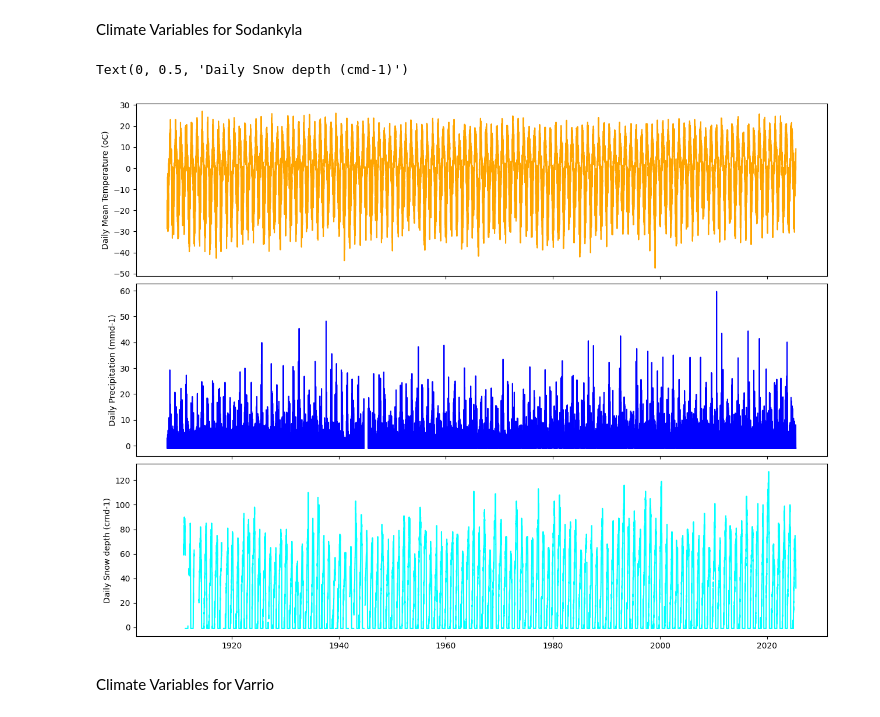
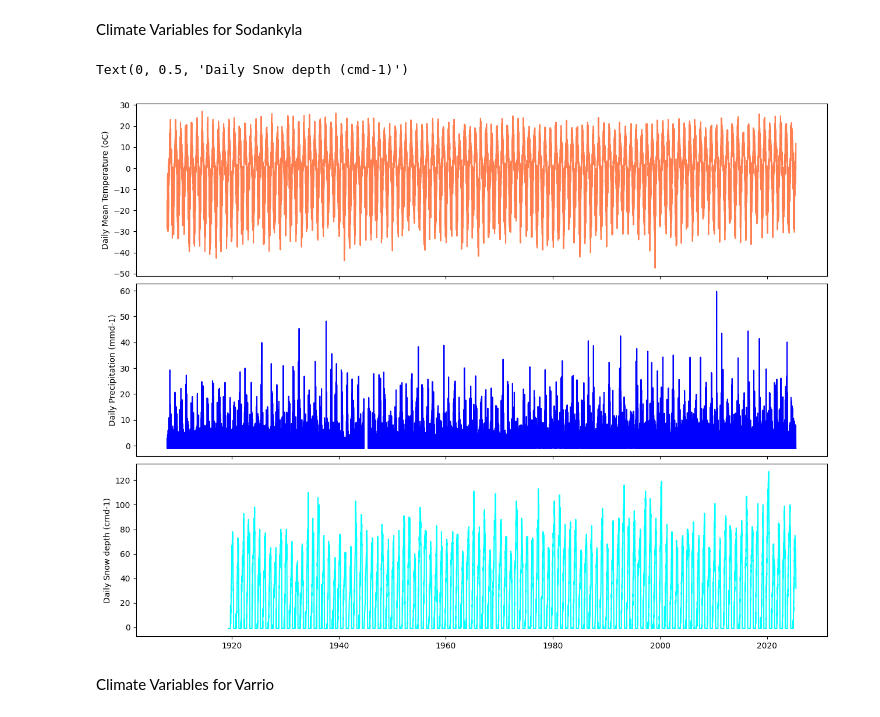
Before and after one commit to lauriequincey/arctic-ecosystems, a Jupyter notebook: climate processing.ipynb, the cells around one changed output. Saved outputs shown, nothing was run; the diff lists cells and outputs as text; code cells hidden in the pictures.

```diff
--- a/climate processing.ipynb
+++ b/climate processing.ipynb
@@ -215,0 +217,12 @@ fi_var_clim = cleaner(fi_var_clim, ["temperature", "precipitation", "snowdepth"]
+# %%
+# Remove Pre 1920 Temperature Data from Abisko
+#se_sto_clim["temperature"] = se_sto_clim[se_sto_clim.index > pd.Timestamp("1920-01-01")]["temperature"]
+
+# Remove Pre 1957/8 Snow Season Snowdepth Data from Abisko
+se_sto_clim["snowdepth"] = se_sto_clim[se_sto_clim.index > pd.Timestamp("1957-06-01")]["snowdepth"]
+
+# Remove Pre 2007 Snow Season Snowdepth Data from Kenttarova
+fi_ken_clim["snowdepth"] = fi_ken_clim[fi_ken_clim.index > pd.Timestamp("2006-06-01")]["snowdepth"]
+
+# Remove Pre 1920 Snowdepth Data from Sodankyla
+fi_sod_clim["snowdepth"] = fi_sod_clim[fi_sod_clim.index > pd.Timestamp("1919-06-01")]["snowdepth"]
@@ -216,3 +255,27 @@ fi_var_clim = cleaner(fi_var_clim, ["temperature", "precipitation", "snowdepth"]
+# %%
+# Abisko
+# No gaps to fill # se_sto_clim = interpolate_small_gaps(df = fi_ken_clim, variable = "precipitation", gap_size = 5, interpolation_method = "nearest")
+# No gaps to fill # se_sto_clim = interpolate_small_gaps(df = fi_ken_clim, variable = "precipitation", gap_size = 5, interpolation_method = "nearest")
+se_sto_clim = interpolate_small_gaps(df = se_sto_clim, variable = "snowdepth", gap_size = 5, interpolation_method = "pchip")
+
+# Kenttarova
+fi_ken_clim = interpolate_small_gaps(df = fi_ken_clim, variable = "temperature", gap_size = 5, interpolation_method = "pchip")
+# Cant interpolate precip # fi_ken_clim = interpolate_small_gaps(df = fi_ken_clim, variable = "precipitation", gap_size = 5, interpolation_method = "nearest")
+fi_ken_clim = interpolate_small_gaps(df = fi_ken_clim, variable = "snowdepth", gap_size = 5, interpolation_method = "pchip")
+
+# Sodankyla
+fi_sod_clim = interpolate_small_gaps(df = fi_sod_clim, variable = "temperature", gap_size = 5, interpolation_method = "pchip")
+# Cant interpolate precip # fi_sod_clim = interpolate_small_gaps(df = fi_sod_clim, variable = "precipitation", gap_size = 5, interpolation_method = "nearest")
+fi_sod_clim = interpolate_small_gaps(df = fi_sod_clim, variable = "snowdepth", gap_size = 5, interpolation_method = "pchip")
+
+# Varrio
+fi_var_clim = interpolate_small_gaps(df = fi_var_clim, variable = "temperature", gap_size = 5, interpolation_method = "pchip")
+# No gaps to fill # fi_var_clim = interpolate_small_gaps(df = fi_var_clim, variable = "precipitation", gap_size = 5, interpolation_method = "nearest")
+fi_var_clim = interpolate_small_gaps(df = fi_var_clim, variable = "snowdepth", gap_size = 5, interpolation_method = "pchip")
+
+# Atmos
+atmos = interpolate_small_gaps(df = atmos, variable = "ao", gap_size = 5, interpolation_method = "pchip")
+atmos = interpolate_small_gaps(df = atmos, variable = "nao", gap_size = 5, interpolation_method = "pchip")
 # %% [markdown]
 # Preview
 # %%
@@ -324,35 +387,35 @@ Climate Variables for Sodankyla
 df = fi_sod_clim#.resample("MS").mean().rolling(12, center = True, min_periods = 8).mean()
 
 nrows = 3
 ncols = 1
 squish_factor = 6
 fig, ax = plt.subplots(
     nrows = nrows, ncols = ncols,
     figsize = (fig_wide, (fig_wide / fig_gold) * ((nrows - 1) / ncols) - squish_factor),
     sharex = True, constrained_layout = True
 )
 ax = ax.flatten()
 
 sp0 = ax[0].plot(
     df["temperature"],
-    c = "orange",
+    c = "coral",
 )
 ax[0].set_ylabel("Daily Mean Temperature (oC)")
 
 sp1 = ax[1].plot(
     df["precipitation"],
     c = "blue",
 )
 ax[1].set_ylabel("Daily Precipitation (mmd-1)")
 
 sp2 = ax[2].plot(
     df["snowdepth"],
     c = "cyan",
 )
 ax[2].set_ylabel("Daily Snow depth (cmd-1)")
 # %% [output]
 Text(0, 0.5, 'Daily Snow depth (cmd-1)')
-[figure, old version]
+[figure, new version]
 # %% [markdown]
 Climate Variables for Varrio
 # %%
```
Also changed, not shown: parts of 7 cells of this notebook.
